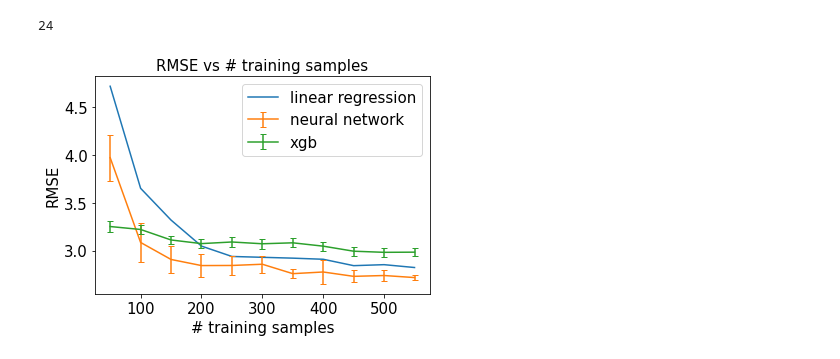
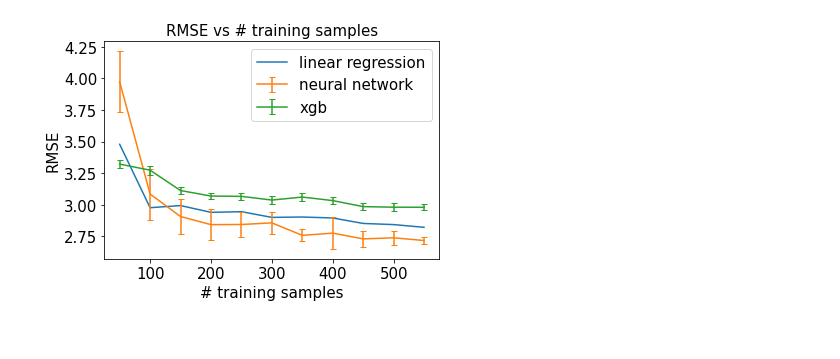
Before and after one commit to yusukemh/StatisticalDownscaling, a Jupyter notebook: finalize/05_NN.ipynb, the cells around one changed output. Saved outputs shown, nothing was run; the diff lists cells and outputs as text; code cells hidden in the pictures.

```diff
--- a/finalize/05_NN.ipynb
+++ b/finalize/05_NN.ipynb
@@ -9,7 +21,6 @@ from sklearn.metrics import mean_squared_error
 # %%
 df_lr = []
 for p in range(50, 600, 50):
-    rmse_n = []
     for skn in skns:
         df_train_station = df_train[df_train['skn'] == skn].iloc[-p:]
         df_test_station = df_test[df_test['skn'] == skn]
@@ -20,9 +31,9 @@ for p in range(50, 600, 50):
         linear_regression.fit(x_train, y_train)
         y_pred = linear_regression.predict(x_test)
 
-        rmse_n.append(mean_squared_error(y_test, y_pred, squared=False))
         df_lr.append({
             'skn': skn,
             'p': p,
-            'rmse_lr': np.mean(rmse_n)
+            'rmse_lr': mean_squared_error(y_test, y_pred, squared=False)# np.mean(rmse_n)
         })
+df_lr = pd.DataFrame(df_lr)
@@ -46,7 +40,7 @@ df_lr[df_lr['skn'] == 54]
 # %%
 dir_name = '/home/yusukemh/github/yusukemh/StatisticalDownscaling/writeup/nn_hyperparameter_tuning/obtain_result/'
 skns = pd.read_csv(dir_name + 'n_50_no_retrain.csv')['skn'].unique()
-fig, axs = plt.subplots(3, 8, figsize=(20, 10))
+fig, axs = plt.subplots(3, 8, figsize=(20, 10), gridspec_kw=dict(hspace=0.3, wspace=0.5))
 for i, (ax, skn) in enumerate(zip(axs.flatten(), skns)):
     x, y, yerr = [], [], []
     for p in range(50, 600, 50):
@@ -56,10 +50,13 @@ for i, (ax, skn) in enumerate(zip(axs.flatten(), skns)):
         x.append(p)
         y.append(df['rmse_nn'].values)
         yerr.append(df['rmse_std_nn'].values)
-    ax.set_title(f'station {i}')
+    ax.set_title(f'station {i}', fontsize=15)
+    ax.tick_params(labelsize=15)
     ax.errorbar(x=x, y=np.array(y).reshape(-1,), yerr=np.array(yerr).reshape(-1,), capsize=5, linestyle='--', label='NN')
     ax.errorbar(x=x, y=np.array(df_lr[df_lr['skn'] == skn]['rmse_lr']), label='LR')
-    ax.set_xticks([])
+
+    if i != 0:
+        ax.set_xticklabels([])
 axs[0,0].legend(fontsize=15)
 axs[0,0].set_xticks([200, 400, 600])
 fig.savefig('plots/05_nn_vs_lr')
@@ -74,4 +64,0 @@ skns = df['skn'].unique()
-# %%
-len(skns)
-# %% [output]
-24
@@ -82,24 +65,4 @@ df_test = df.query('fold == 4')
-# %%
-y_lr = []
-for p in range(50, 600, 50):
-    rmse_n = []
-    for skn in skns:
-        df_train_station = df_train[df_train['skn'] == skn].iloc[-p:]
-        df_test_station = df_test[df_test['skn'] == skn]
-        x_train, x_test = np.array(df_train_station[columns]), np.array(df_test_station[columns])
-        y_train, y_test = np.array(df_train_station['data_in']), np.array(df_test_station['data_in'])
-
-        linear_regression = LinearRegression()
-        linear_regression.fit(x_train, y_train)
-        y_pred = linear_regression.predict(x_test)
-
-        rmse_n.append(mean_squared_error(y_test, y_pred, squared=False))
-    y_lr.append(np.mean(rmse_n))
 # %%
-# station 784 is noisy
-# skns = df_train['skn'].unique()
-# skns = skns[skns != 784]
-
 x = range(50, 600, 50)
 y_nn, yerr_nn = np.zeros((len(x), len(skns))), np.zeros((len(x), len(skns)))
 y_xgb, yerr_xgb = np.zeros((len(x), len(skns))), np.zeros((len(x), len(skns)))
@@ -108,33 +71,35 @@ for i, p in enumerate(x):
     df = pd.read_csv(f'{dir_name}/n_{p}_no_retrain.csv')
     for j, skn in enumerate(skns):
         y_nn[i,j] = df[df['skn'] == skn]['rmse_nn']
         yerr_nn[i,j] = df[df['skn'] == skn]['rmse_std_nn']
 
     # xgb
-    df = pd.read_csv(f'/home/yusukemh/github/yusukemh/StatisticalDownscaling/writeup/xgb_hyperparameter_tuning/obtain_result/n_{p}_.csv')
+    # df = pd.read_csv(f'/home/yusukemh/github/yusukemh/StatisticalDownscaling/writeup/xgb_hyperparameter_tuning/obtain_result/n_{p}_.csv')
+    df = pd.read_csv(f'/home/yusukemh/github/yusukemh/StatisticalDownscaling/finalize/05/xgboost/obtain_result/n_{p}_.csv')
     for j, skn in enumerate(skns):
         y_xgb[i, j] = df[df['skn'] == skn]['rmse_xgb']
         yerr_xgb[i,j] = df[df['skn'] == skn]['rmse_std_xgb']
 y_nn = y_nn.mean(axis=1)
 yerr_nn = yerr_nn.mean(axis=1)
 y_xgb = y_xgb.mean(axis=1)
 yerr_xgb = yerr_xgb.mean(axis=1)
 
 fig, ax = plt.subplots(1)
 # simple plot for linear regression
-ax.plot(x, y_lr, label='linear regression')
+# ax.plot(x, y_lr, label='linear regression')
+ax.plot(x, df_lr.groupby('p').mean()['rmse_lr'].values, label='linear regression')
 # error bar for NN
 ax.errorbar(x=x[:], y=y_nn[:], yerr=yerr_nn[:], capsize=3, label='neural network')
 # error bar for XGB
 ax.errorbar(x=x[:], y=y_xgb[:], yerr=yerr_xgb[:], capsize=3, label='xgb')
 ax.set_title('RMSE vs # training samples', fontsize=15)
 ax.set_xlabel('# training samples', fontsize=15)
 ax.set_ylabel('RMSE', fontsize=15)
 ax.legend(fontsize=15)
 ax.tick_params(labelsize=15)
 # ax.tick_params(axis='both', which='major', labelsize=fontsize)
 fig.savefig('error_plot')
 print()
 fig.savefig('plots/05_vary_n_samples', bbox_inches='tight')
 # %% [output]
-[figure, old version]
+[figure, new version]
```
Also changed, not shown: parts of 6 cells of this notebook, 34 other files.
